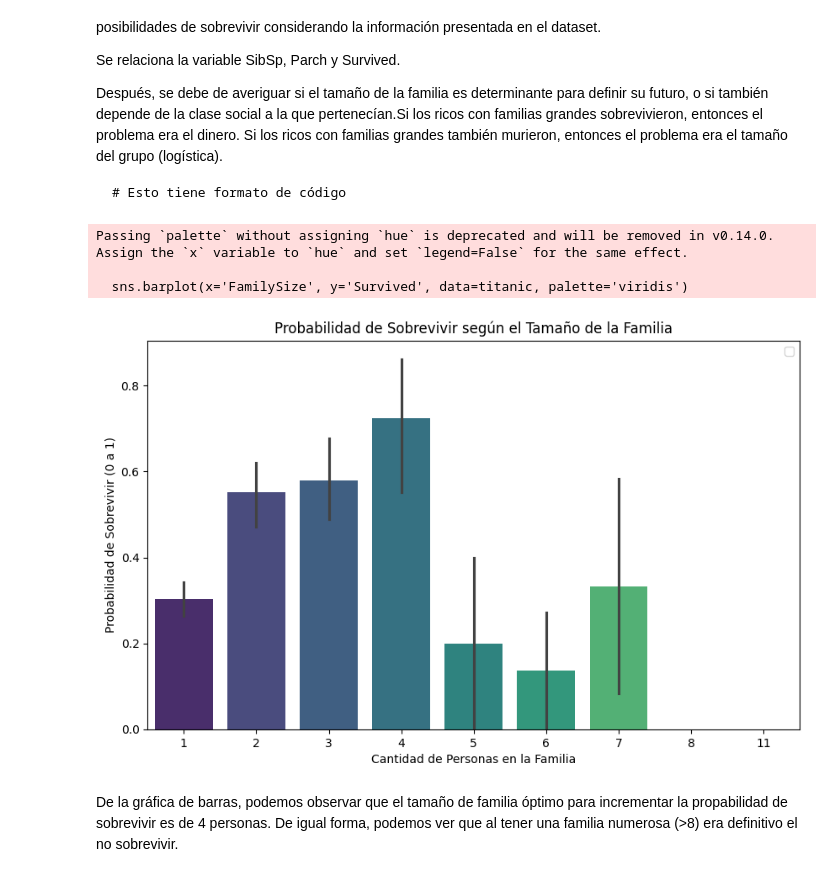
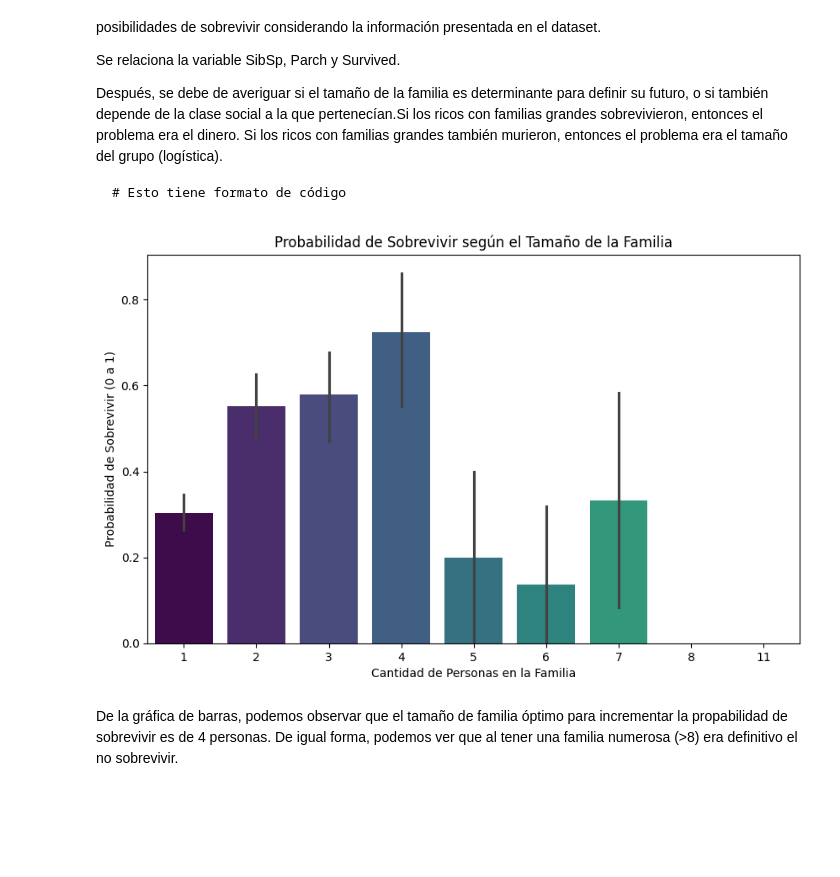
Before and after one commit to hugo-meza/TC2004B-Hugo, a Jupyter notebook: notebooks/Explorando_Titanic.ipynb, the cells around one changed output. Drawn from its saved outputs; the diff is of its cells as text; code cells hidden in the pictures; blank space fills up the shorter version.

```diff
--- a/notebooks/Explorando_Titanic.ipynb
+++ b/notebooks/Explorando_Titanic.ipynb
@@ -312,23 +305,19 @@ Después, se debe de averiguar si el tamaño de la familia es determinante para
 # %%
 # Crear columna del tamaño de familia considerando herman@s, espos@s, padres e hij@s.
 titanic['FamilySize'] = titanic['SibSp'] + titanic['Parch'] + 1
 
 plt.figure(figsize=(10, 6))
 
 # Usar barplot para calcular el promedio de supervivencia
-sns.barplot(x='FamilySize', y='Survived', data=titanic, palette='viridis')
+sns.barplot(x='FamilySize', y='Survived', data=titanic, hue='FamilySize', palette='viridis', legend=False)
 
 
 plt.title('Probabilidad de Sobrevivir según el Tamaño de la Familia')
 plt.xlabel('Cantidad de Personas en la Familia')
 plt.ylabel('Probabilidad de Sobrevivir (0 a 1)')
-plt.legend()
 plt.show()
 # %% [output]
-Passing `palette` without assigning `hue` is deprecated and will be removed in v0.14.0. Assign the `x` variable to `hue` and set `legend=False` for the same effect.
-
-  sns.barplot(x='FamilySize', y='Survived', data=titanic, palette='viridis')
-[figure, old version]
+[figure, new version]
 # %% [markdown]
 De la gráfica de barras, podemos observar que el tamaño de familia óptimo para incrementar la propabilidad de sobrevivir es de 4 personas. De igual forma, podemos ver que al tener una familia numerosa (>8) era definitivo el no sobrevivir.
 # %%
```
Also changed, not shown: parts of 6 cells of this notebook.
